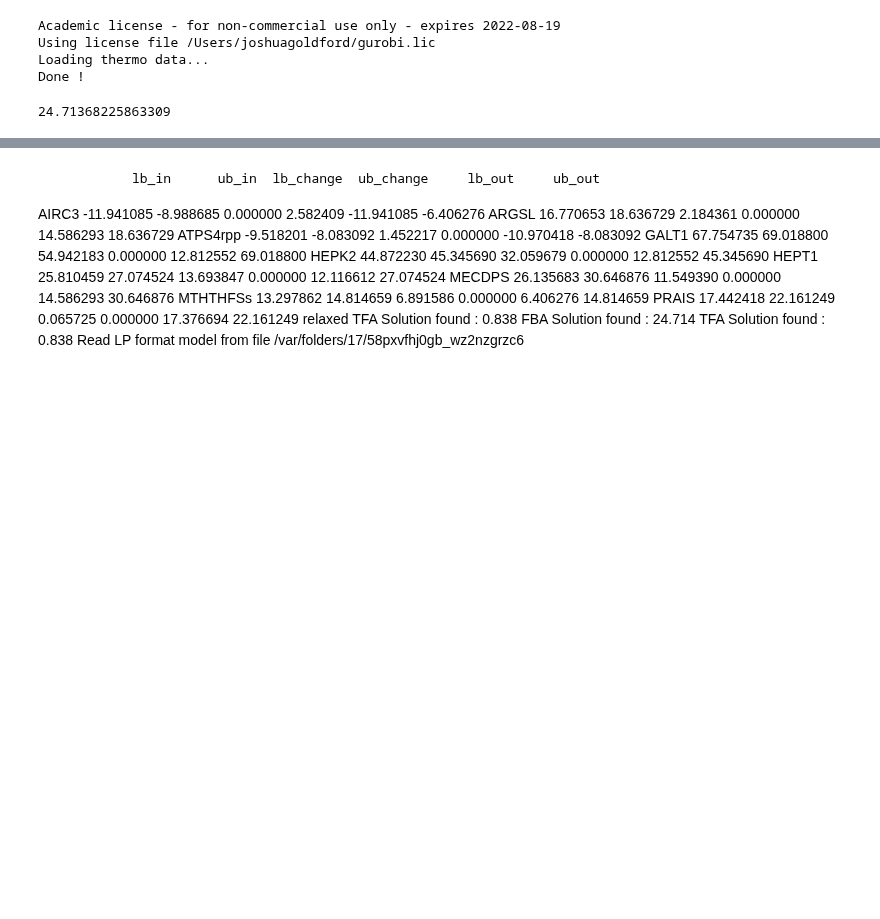
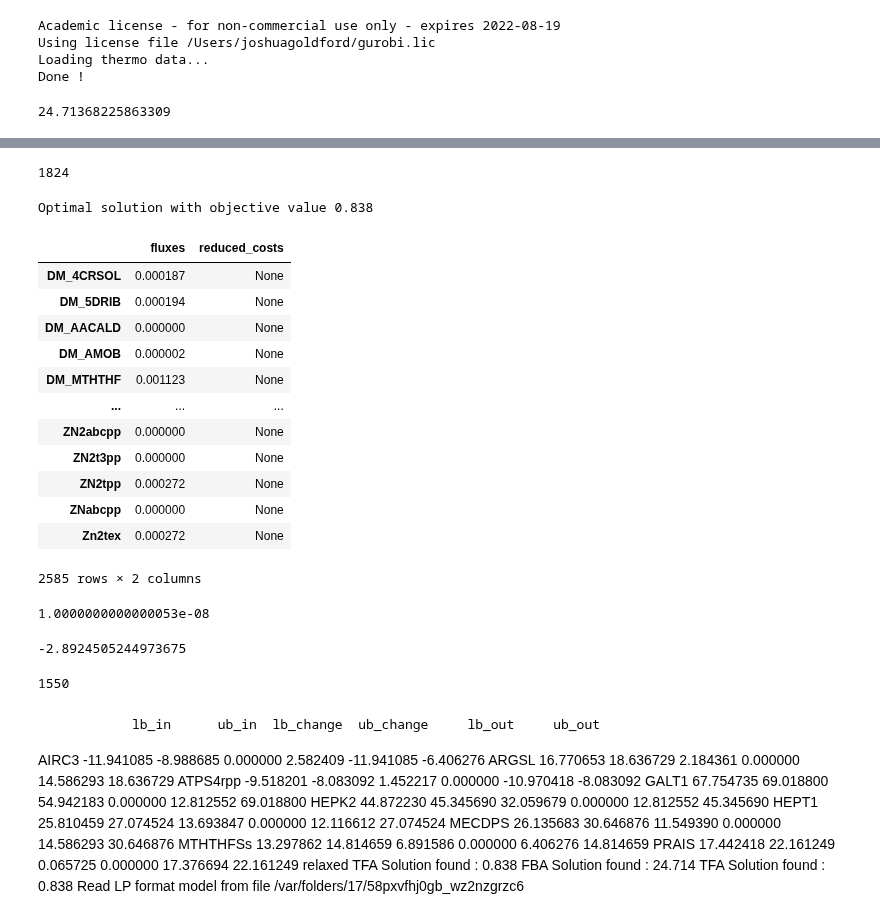
Before and after one commit to jgoldford/coenzymes, a Jupyter notebook: revisions/notebooks/tfa_iJO1366_scm_all_nad.ipynb, the cells around one changed output, grey strips where cells are left out. Cells and saved outputs as stored; diff of their text form; code cells hidden in the pictures; blank space fills up the shorter version.

```diff
--- a/revisions/notebooks/tfa_iJO1366_scm_all_nad.ipynb
+++ b/revisions/notebooks/tfa_iJO1366_scm_all_nad.ipynb
@@ -329,2 +331,35 @@ Reading time = 0.02 seconds
+# %%
+len([x  for x in tfa_solution.raw.index if 'DG_' in x[0:3]])
+# %% [output]
+1824
+# %%
+tfa_solution
+# %% [output]
+Optimal solution with objective value 0.838
+|  | fluxes | reduced_costs |
+| DM_4CRSOL | 0.000187 | None |
+| DM_5DRIB | 0.000194 | None |
+| DM_AACALD | 0.000000 | None |
+| DM_AMOB | 0.000002 | None |
+| DM_MTHTHF | 0.001123 | None |
+| ... | ... | ... |
+| ZN2abcpp | 0.000000 | None |
+| ZN2t3pp | 0.000000 | None |
+| ZN2tpp | 0.000272 | None |
+| ZNabcpp | 0.000000 | None |
+| Zn2tex | 0.000272 | None |
+2585 rows × 2 columns
+# %%
+tfa_solution.raw.index.tolist()
+# %% [output]
+1.0000000000000053e-08
+# %%
+tfa_solution.raw.loc['DGo_RZ5PP']
+# %% [output]
+-2.8924505244973675
+# %%
+len([x for x in tfa_solution.raw.index if 'LC_' in x])
+# %% [output]
+1550
 # %%
 relax_table.to_csv('pyTFA.relaxation.csv')
```
Also changed, not shown: parts of 19 cells of this notebook, 11 other files.
